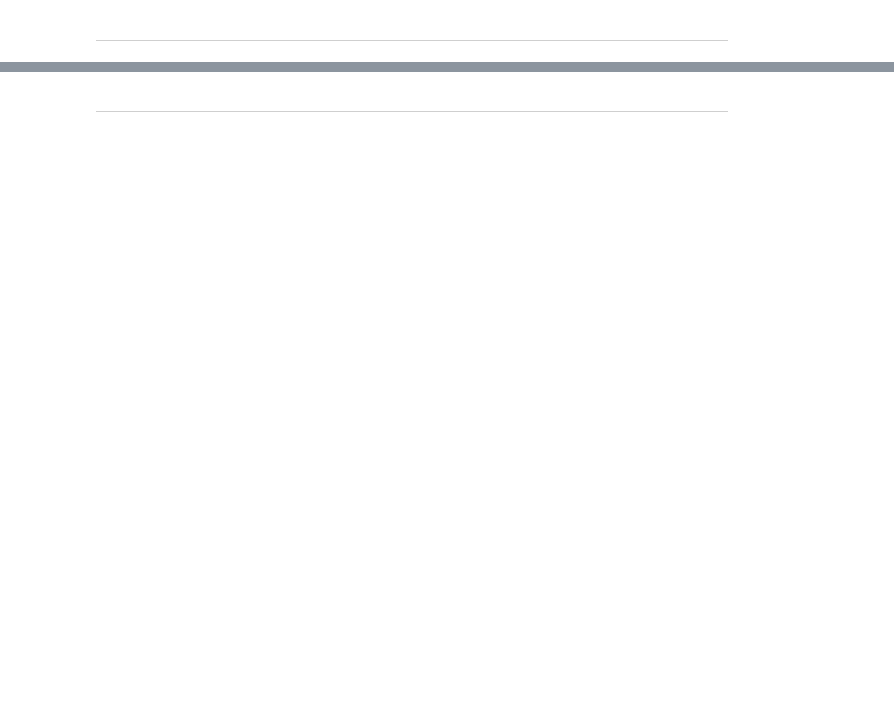
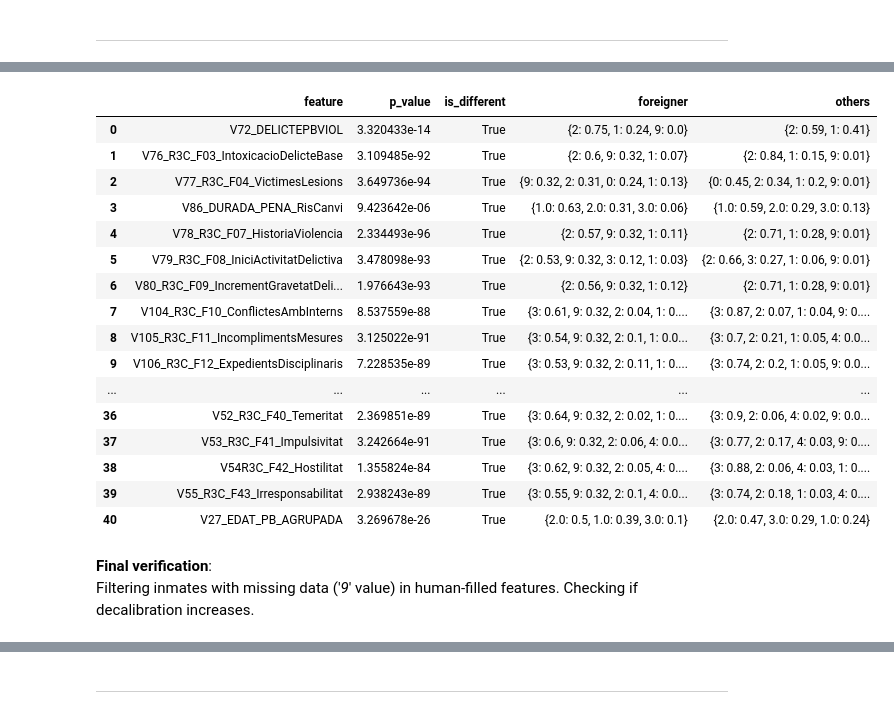
Before and after one commit to jonaszszpoton/rec_analysis, a Jupyter notebook: pipeline_1.ipynb, the cells around one changed output, grey strips where cells are left out. Drawn from its saved outputs; the diff is of its cells as text; code cells hidden in the pictures; blank space fills up the shorter version.

```diff
--- a/pipeline_1.ipynb
+++ b/pipeline_1.ipynb
@@ -201,0 +60,2 @@ df_full = pd.concat([X, df[y_val]], axis=1) # full df for further anaylisis
+# %%
+df_all = df_all.loc[df.index]
@@ -201,0 +165,27 @@ df_full = pd.concat([X, df[y_val]], axis=1) # full df for further anaylisis
+# %%
+features = list(df.columns[:-2])
+features.append('V27_EDAT_PB_AGRUPADA')
+features.remove('V139_EDAT_DELICTEPBASE')
+diff_report = compare_features(df_all, 'V19_ESTRANGERS', 2, features)
+diff_report
+# %% [output]
+|  | feature | p_value | is_different | foreigner | others |
+| 0 | V72_DELICTEPBVIOL | 3.320433e-14 | True | {2: 0.75, 1: 0.24, 9: 0.0} | {2: 0.59, 1: 0.41} |
+| 1 | V76_R3C_F03_IntoxicacioDelicteBase | 3.109485e-92 | True | {2: 0.6, 9: 0.32, 1: 0.07} | {2: 0.84, 1: 0.15, 9: 0.01} |
+| 2 | V77_R3C_F04_VictimesLesions | 3.649736e-94 | True | {9: 0.32, 2: 0.31, 0: 0.24, 1: 0.13} | {0: 0.45, 2: 0.34, 1: 0.2, 9: 0.01} |
+| 3 | V86_DURADA_PENA_RisCanvi | 9.423642e-06 | True | {1.0: 0.63, 2.0: 0.31, 3.0: 0.06} | {1.0: 0.59, 2.0: 0.29, 3.0: 0.13} |
+| 4 | V78_R3C_F07_HistoriaViolencia | 2.334493e-96 | True | {2: 0.57, 9: 0.32, 1: 0.11} | {2: 0.71, 1: 0.28, 9: 0.01} |
+| 5 | V79_R3C_F08_IniciActivitatDelictiva | 3.478098e-93 | True | {2: 0.53, 9: 0.32, 3: 0.12, 1: 0.03} | {2: 0.66, 3: 0.27, 1: 0.06, 9: 0.01} |
+| 6 | V80_R3C_F09_IncrementGravetatDeli... | 1.976643e-93 | True | {2: 0.56, 9: 0.32, 1: 0.12} | {2: 0.71, 1: 0.28, 9: 0.01} |
+| 7 | V104_R3C_F10_ConflictesAmbInterns | 8.537559e-88 | True | {3: 0.61, 9: 0.32, 2: 0.04, 1: 0.... | {3: 0.87, 2: 0.07, 1: 0.04, 9: 0.... |
+| 8 | V105_R3C_F11_IncomplimentsMesures | 3.125022e-91 | True | {3: 0.54, 9: 0.32, 2: 0.1, 1: 0.0... | {3: 0.7, 2: 0.21, 1: 0.05, 4: 0.0... |
+| 9 | V106_R3C_F12_ExpedientsDisciplinaris | 7.228535e-89 | True | {3: 0.53, 9: 0.32, 2: 0.11, 1: 0.... | {3: 0.74, 2: 0.2, 1: 0.05, 9: 0.0... |
+| ... | ... | ... | ... | ... | ... |
+| 36 | V52_R3C_F40_Temeritat | 2.369851e-89 | True | {3: 0.64, 9: 0.32, 2: 0.02, 1: 0.... | {3: 0.9, 2: 0.06, 4: 0.02, 9: 0.0... |
+| 37 | V53_R3C_F41_Impulsivitat | 3.242664e-91 | True | {3: 0.6, 9: 0.32, 2: 0.06, 4: 0.0... | {3: 0.77, 2: 0.17, 4: 0.03, 9: 0.... |
+| 38 | V54R3C_F42_Hostilitat | 1.355824e-84 | True | {3: 0.62, 9: 0.32, 2: 0.05, 4: 0.... | {3: 0.88, 2: 0.06, 4: 0.03, 1: 0.... |
+| 39 | V55_R3C_F43_Irresponsabilitat | 2.938243e-89 | True | {3: 0.55, 9: 0.32, 2: 0.1, 4: 0.0... | {3: 0.74, 2: 0.18, 1: 0.03, 4: 0.... |
+| 40 | V27_EDAT_PB_AGRUPADA | 3.269678e-26 | True | {2.0: 0.5, 1.0: 0.39, 3.0: 0.1} | {2.0: 0.47, 3.0: 0.29, 1.0: 0.24} |
+# %% [markdown]
+**Final verification**:<br>
+Filtering inmates with missing data ('*9*' value) in human-filled features. Checking if decalibration increases.
```
Also changed, not shown: parts of 129 cells of this notebook, 20 other files.
